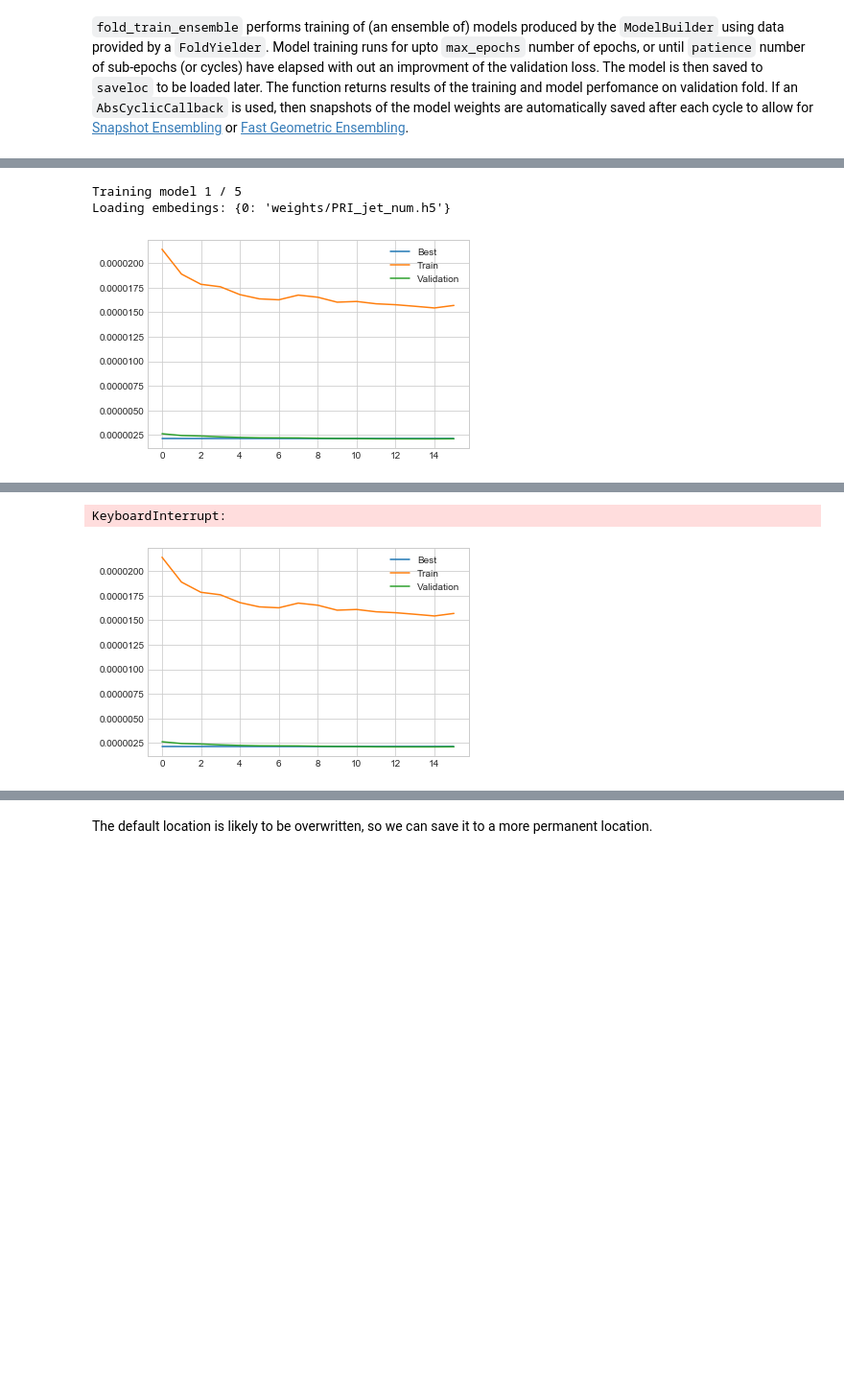
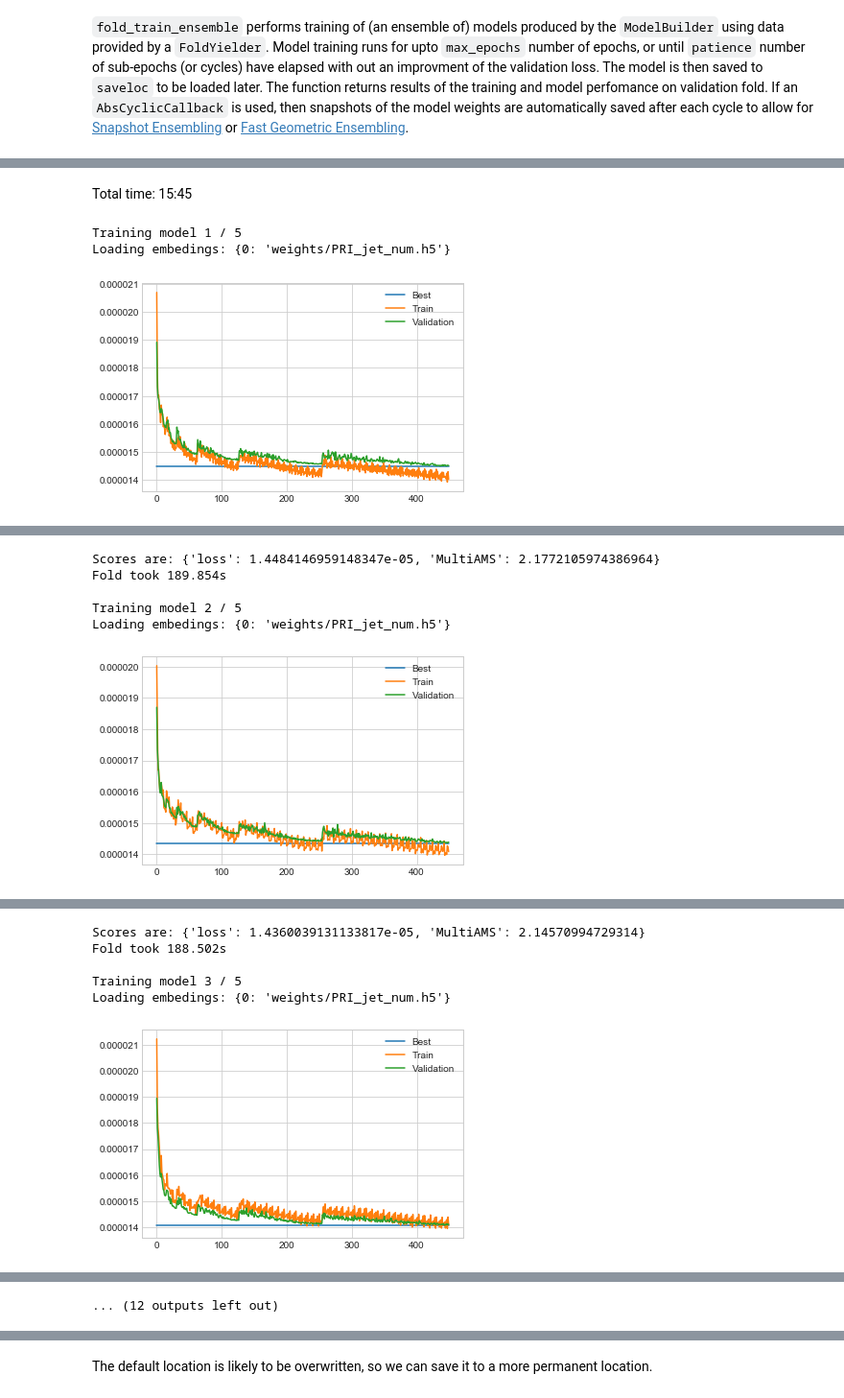
Before and after one commit to GilesStrong/lumin, a Jupyter notebook: examples/Multiclass_Classification.ipynb, the cells around one changed output, grey strips where cells are left out. Shown at 96% size. Saved outputs shown, nothing was run; the diff lists cells and outputs as text; code cells hidden in the pictures; blank space fills up the shorter version.

Commit message:
Multiclass finished

```diff
--- a/examples/Multiclass_Classification.ipynb
+++ b/examples/Multiclass_Classification.ipynb
@@ -383,10 +383,11 @@ For our example architecture we'll use SELU-based 4-layer network of width 100.
 # %%
 from lumin.nn.models.model_builder import ModelBuilder
 from lumin.nn.models.model import Model
+import torch.nn as nn
 
 bs = 256
 objective = 'multiclass_classifier'
-model_args = {'act':'selu', 'width':100, 'depth':4, 'res':True}
+model_args = {'act':'selu', 'width':100, 'depth':4}
 opt_args = {'opt':'adam', 'eps':1e-08}
 n_cont_in=len(cont_feats)
 cat_args = {'n_cat_in':len(cat_feats), 'cat_szs':[cat_szs[f] for f in cat_szs],
@@ -453,7 +454,7 @@ from lumin.nn.metrics.class_eval import MultiAMS
 
 n_models = 5
 patience = 2
-max_epochs = 3
+max_epochs = 50
 
 use_callbacks = [{'callback':CycleLR, 'kargs':{'lr_range': (0, 8e-4), 'cycle_mult':2}}]
 eval_metrics = {'MultiAMS':MultiAMS(n_total=250000, br=10,
@@ -466,7 +467,7 @@ plots = ['history']
 from lumin.nn.training.fold_train import fold_train_ensemble
 results, histories, cycle_losses = fold_train_ensemble(train_fy, n_models,
                                                        model_builder=model_builder,
-                                                       bs=bs,
+                                                       bs=bs, train_on_weights=True,
                                                        use_callbacks=use_callbacks,
                                                        eval_metrics=eval_metrics,
                                                        max_epochs=max_epochs, patience=patience,
@@ -476,3 +476,4 @@ results, histories, cycle_losses = fold_train_ensemble(train_fy, n_models,
+Total time: 15:45
 Training model 1 / 5
 Loading embedings: {0: 'weights/PRI_jet_num.h5'}
-[figure, old version]
+[figure, new version]
@@ -480,2 +481,6 @@ Loading embedings: {0: 'weights/PRI_jet_num.h5'}
-KeyboardInterrupt:
+Scores are: {'loss': 1.4484146959148347e-05, 'MultiAMS': 2.1772105974386964}
+Fold took 189.854s
+
+Training model 2 / 5
+Loading embedings: {0: 'weights/PRI_jet_num.h5'}
-[figure, old version]
+[figure, new version]
@@ -481,0 +488,6 @@ KeyboardInterrupt:
+Scores are: {'loss': 1.4360039131133817e-05, 'MultiAMS': 2.14570994729314}
+Fold took 188.502s
+
+Training model 3 / 5
+Loading embedings: {0: 'weights/PRI_jet_num.h5'}
+[figure, added]
@@ -482 +501,2 @@ KeyboardInterrupt:
+... (12 outputs left out)
 # %% [markdown]
```
Also changed, not shown: parts of 64 cells of this notebook, 8 other files.
